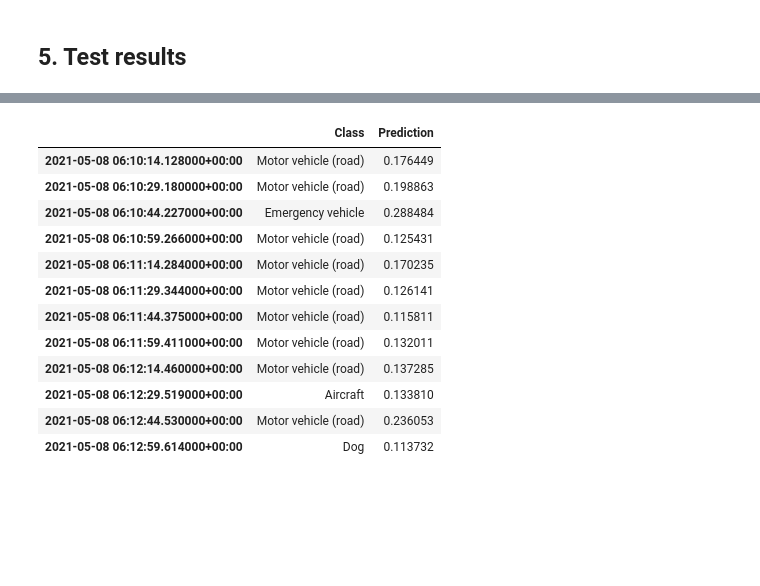
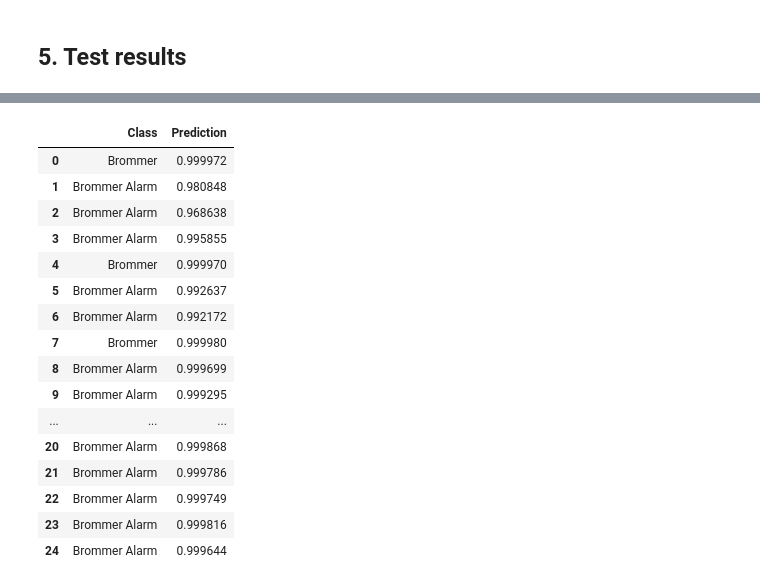
Before and after one commit to MichielBbal/OpenEars, a Jupyter notebook: OpenEars - getting testdata from Sensemakers IoT Platform v1.ipynb, the cells around one changed output, grey strips where cells are left out. Saved outputs shown, nothing was run; the diff lists cells and outputs as text; code cells hidden in the pictures; blank space fills up the shorter version.

```diff
--- a/OpenEars - getting testdata from Sensemakers IoT Platform v1.ipynb
+++ b/OpenEars - getting testdata from Sensemakers IoT Platform v1.ipynb
@@ -156,5 +157,5 @@ df_testdata.to_csv('OEtest_210506_youtubetraffic.csv')
 # !!! Only use this cell when you want to retrieve old test data!!!!
 import pandas as pd
 
-df_testdata=pd.read_csv('OEtest_210506_youtubetraffic.csv') #change name to select file
-df_testdata.head()
+df_results=pd.read_csv('OEtest_210523_stilte.csv') #change name to select file
+df_results.head()
@@ -160,0 +169,4 @@ df_testdata.head()
+# %%
+# Prepare for next cell. Drop data columns as next cell can only handle numerical values.
+df_results = df_results.drop(['app_id', 'dev_id', 'Datetime'], axis=1)
+df_results
@@ -161,20 +191,25 @@ df_testdata.head()
 # %%
+# create a new df with only Class with highest prediction
 import pandas as pd
 result_df = pd.DataFrame(columns = ['Class' , 'Prediction'])
-result_df['Class'] = df_testdata.idxmax(axis=1) # get the name of the column
-result_df['Prediction'] = df_testdata.max(axis=1) # get the highest value per row
-result_df #show the resultss
+result_df['Class'] = df_results.idxmax(axis=1) # get the name of the column
+result_df['Prediction'] = df_results.max(axis=1) # get the highest value per row
+result_df #show the results
 # %% [output]
 |  | Class | Prediction |
-| 2021-05-08 06:10:14.128000+00:00 | Motor vehicle (road) | 0.176449 |
-| 2021-05-08 06:10:29.180000+00:00 | Motor vehicle (road) | 0.198863 |
-| 2021-05-08 06:10:44.227000+00:00 | Emergency vehicle | 0.288484 |
-| 2021-05-08 06:10:59.266000+00:00 | Motor vehicle (road) | 0.125431 |
-| 2021-05-08 06:11:14.284000+00:00 | Motor vehicle (road) | 0.170235 |
-| 2021-05-08 06:11:29.344000+00:00 | Motor vehicle (road) | 0.126141 |
-| 2021-05-08 06:11:44.375000+00:00 | Motor vehicle (road) | 0.115811 |
-| 2021-05-08 06:11:59.411000+00:00 | Motor vehicle (road) | 0.132011 |
-| 2021-05-08 06:12:14.460000+00:00 | Motor vehicle (road) | 0.137285 |
-| 2021-05-08 06:12:29.519000+00:00 | Aircraft | 0.133810 |
-| 2021-05-08 06:12:44.530000+00:00 | Motor vehicle (road) | 0.236053 |
-| 2021-05-08 06:12:59.614000+00:00 | Dog | 0.113732 |
+| 0 | Brommer | 0.999972 |
+| 1 | Brommer Alarm | 0.980848 |
+| 2 | Brommer Alarm | 0.968638 |
+| 3 | Brommer Alarm | 0.995855 |
+| 4 | Brommer | 0.999970 |
+| 5 | Brommer Alarm | 0.992637 |
+| 6 | Brommer Alarm | 0.992172 |
+| 7 | Brommer | 0.999980 |
+| 8 | Brommer Alarm | 0.999699 |
+| 9 | Brommer Alarm | 0.999295 |
+| ... | ... | ... |
+| 20 | Brommer Alarm | 0.999868 |
+| 21 | Brommer Alarm | 0.999786 |
+| 22 | Brommer Alarm | 0.999749 |
+| 23 | Brommer Alarm | 0.999816 |
+| 24 | Brommer Alarm | 0.999644 |
```
Also changed, not shown: parts of 15 cells of this notebook, 2 other files.
